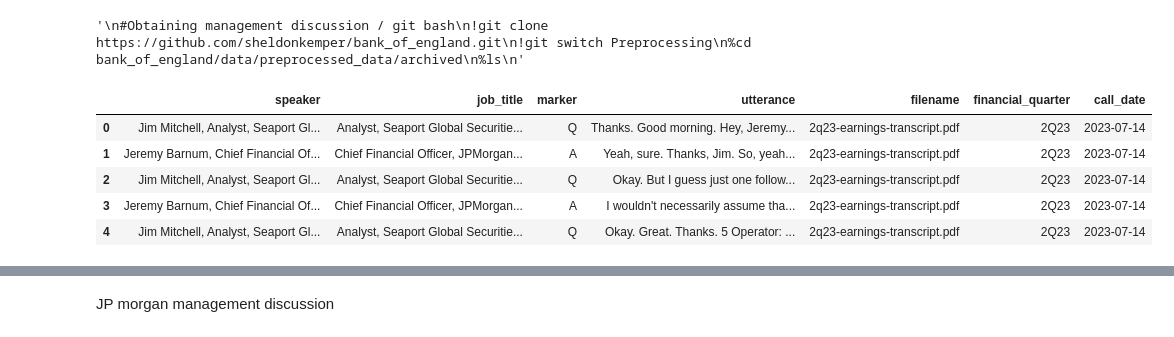
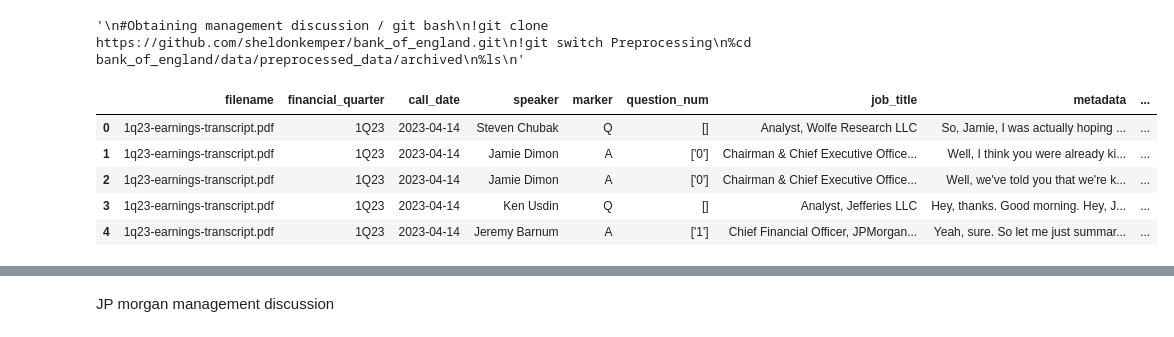
Before and after one commit to sheldonkemper/bank_of_england, a Jupyter notebook: notebooks/processed/ct_preprocessing.ipynb, the cells around one changed output, grey strips where cells are left out. Drawn from its saved outputs; the diff is of its cells as text; code cells hidden in the pictures.

```diff
--- a/notebooks/processed/ct_preprocessing.ipynb
+++ b/notebooks/processed/ct_preprocessing.ipynb
@@ -190,12 +190,12 @@ JP Morgan QA section
 '\n#Obtaining management discussion / git bash\n!git clone https://github.com/sheldonkemper/bank_of_england.git\n!git switch Preprocessing\n%cd bank_of_england/data/preprocessed_data/archived\n%ls\n'
 # %%
 #Defining qa_data
-qa_data = pd.read_csv("/content/drive/MyDrive/bank_of_england/data/preprocessed_data/original_jpmorgan_qa_section.csv")
+qa_data = pd.read_csv("/content/drive/MyDrive/jpmorgan_qna_df_preprocessed_ver7 .csv")
 qa_data.head()
 # %% [output]
-|  | speaker | job_title | marker | utterance | filename | financial_quarter | call_date |
-| 0 | Jim Mitchell, Analyst, Seaport Gl... | Analyst, Seaport Global Securitie... | Q | Thanks. Good morning. Hey, Jeremy... | 2q23-earnings-transcript.pdf | 2Q23 | 2023-07-14 |
-| 1 | Jeremy Barnum, Chief Financial Of... | Chief Financial Officer, JPMorgan... | A | Yeah, sure. Thanks, Jim. So, yeah... | 2q23-earnings-transcript.pdf | 2Q23 | 2023-07-14 |
-| 2 | Jim Mitchell, Analyst, Seaport Gl... | Analyst, Seaport Global Securitie... | Q | Okay. But I guess just one follow... | 2q23-earnings-transcript.pdf | 2Q23 | 2023-07-14 |
-| 3 | Jeremy Barnum, Chief Financial Of... | Chief Financial Officer, JPMorgan... | A | I wouldn't necessarily assume tha... | 2q23-earnings-transcript.pdf | 2Q23 | 2023-07-14 |
-| 4 | Jim Mitchell, Analyst, Seaport Gl... | Analyst, Seaport Global Securitie... | Q | Okay. Great. Thanks. 5 Operator: ... | 2q23-earnings-transcript.pdf | 2Q23 | 2023-07-14 |
+|  | filename | financial_quarter | call_date | speaker | marker | question_num | job_title | metadata | ... |
+| 0 | 1q23-earnings-transcript.pdf | 1Q23 | 2023-04-14 | Steven Chubak | Q | [] | Analyst, Wolfe Research LLC | So, Jamie, I was actually hoping ... | ... |
+| 1 | 1q23-earnings-transcript.pdf | 1Q23 | 2023-04-14 | Jamie Dimon | A | ['0'] | Chairman & Chief Executive Office... | Well, I think you were already ki... | ... |
+| 2 | 1q23-earnings-transcript.pdf | 1Q23 | 2023-04-14 | Jamie Dimon | A | ['0'] | Chairman & Chief Executive Office... | Well, we've told you that we're k... | ... |
+| 3 | 1q23-earnings-transcript.pdf | 1Q23 | 2023-04-14 | Ken Usdin | Q | [] | Analyst, Jefferies LLC | Hey, thanks. Good morning. Hey, J... | ... |
+| 4 | 1q23-earnings-transcript.pdf | 1Q23 | 2023-04-14 | Jeremy Barnum | A | ['1'] | Chief Financial Officer, JPMorgan... | Yeah, sure. So let me just summar... | ... |
```
Also changed, not shown: parts of 14 cells of this notebook.
